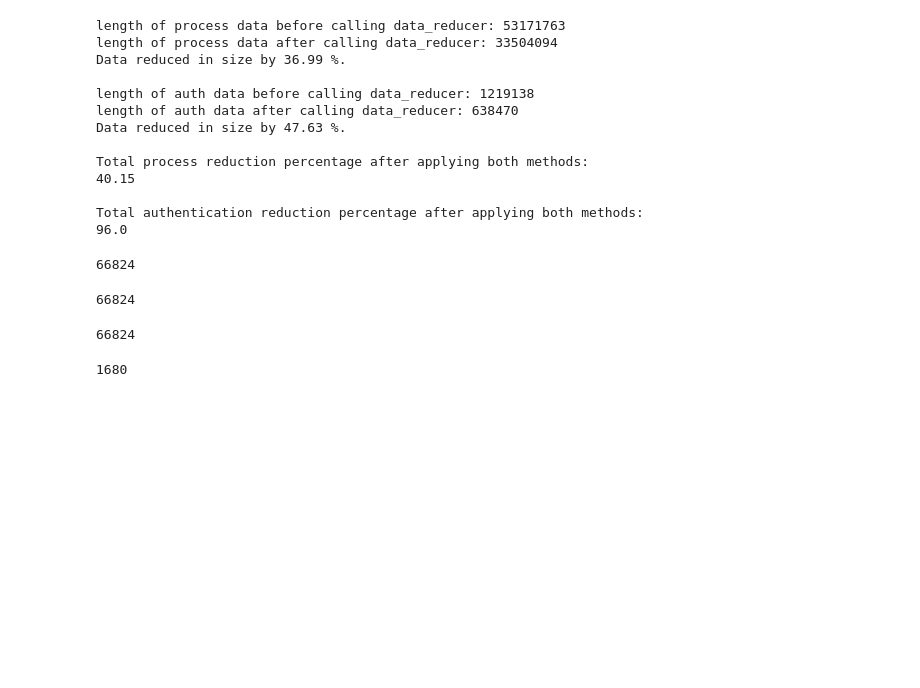
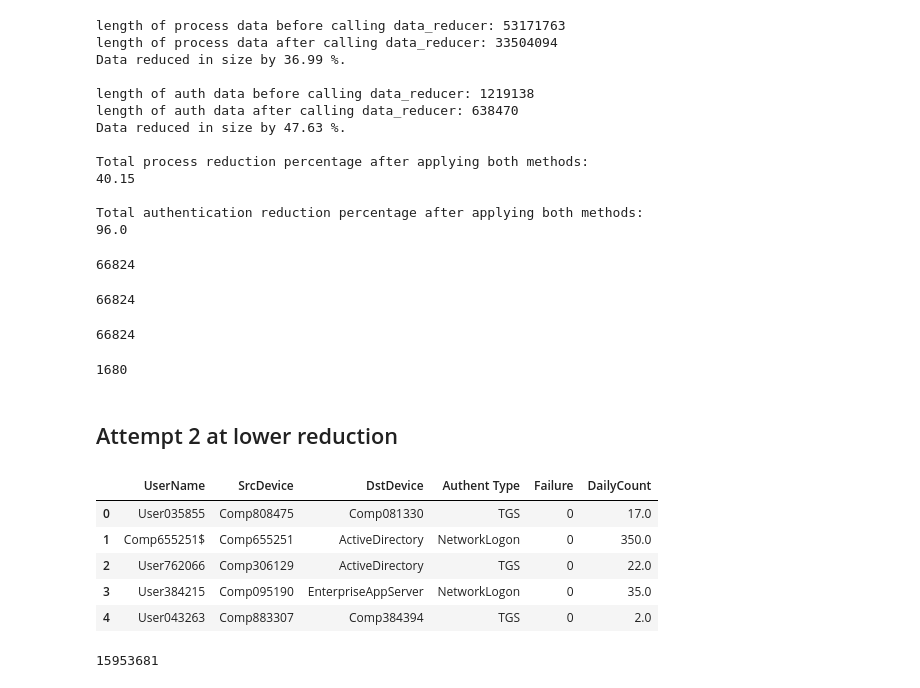
Before and after one commit to gabejg/Advanced-Cyber-Analytics-for-Attack-Detection, a Jupyter notebook: Gabriel/Anomaly Detection and beyond/Combining Methods.ipynb, the cells around one changed output. Cells and saved outputs as stored; diff of their text form; code cells hidden in the pictures; blank space fills up the shorter version.

```diff
--- a/Gabriel/Anomaly Detection and beyond/Combining Methods.ipynb
+++ b/Gabriel/Anomaly Detection and beyond/Combining Methods.ipynb
@@ -16,6 +16,6 @@ from pyvis.network import Network
 # %% [markdown]
 I've imported a code block that does the import step for me to save line space.
 # %%
-df_p = process_import()
+#df_p = process_import()
 df_a = auth_import()
 # %% [output]
@@ -349,3 +347,18 @@ un = [x for x, y in zip(un_list, weight_check) if y == True]
 len(un)
 # %% [output]
 1680
+# %% [markdown]
+## Attempt 2 at lower reduction
+# %%
+index_list = df_a.index.tolist()
+proc_start_days = [i for i, e in enumerate(index_list) if e == 0]
+proc_start_days.append(len(df_a))
+df_a_d1 = df_a[proc_start_days[0]:proc_start_days[1]]
+df_a_d1.head()
+# %% [output]
+|  | UserName | SrcDevice | DstDevice | Authent Type | Failure | DailyCount |
+| 0 | User035855 | Comp808475 | Comp081330 | TGS | 0 | 17.0 |
+| 1 | Comp655251$ | Comp655251 | ActiveDirectory | NetworkLogon | 0 | 350.0 |
+| 2 | User762066 | Comp306129 | ActiveDirectory | TGS | 0 | 22.0 |
+| 3 | User384215 | Comp095190 | EnterpriseAppServer | NetworkLogon | 0 | 35.0 |
+| 4 | User043263 | Comp883307 | Comp384394 | TGS | 0 | 2.0 |
@@ -351,0 +375,5 @@ len(un)
+# %%
+#lims = z[z.Count < 500000]
+lims = z[z.Count < 2]
+# %% [output]
+15953681
```
Also changed, not shown: parts of 10 cells of this notebook, 1 other file.
